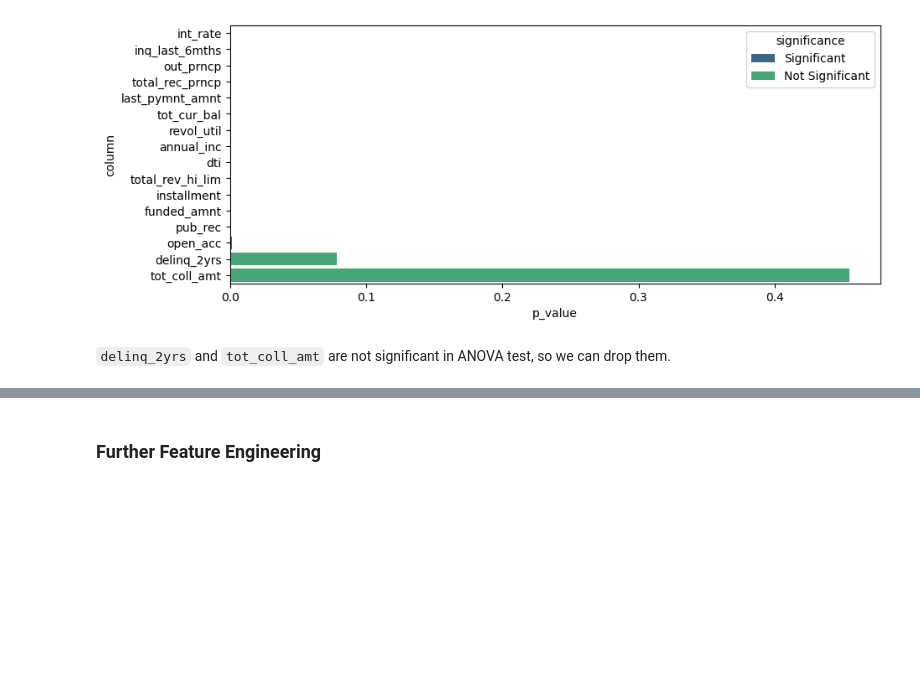
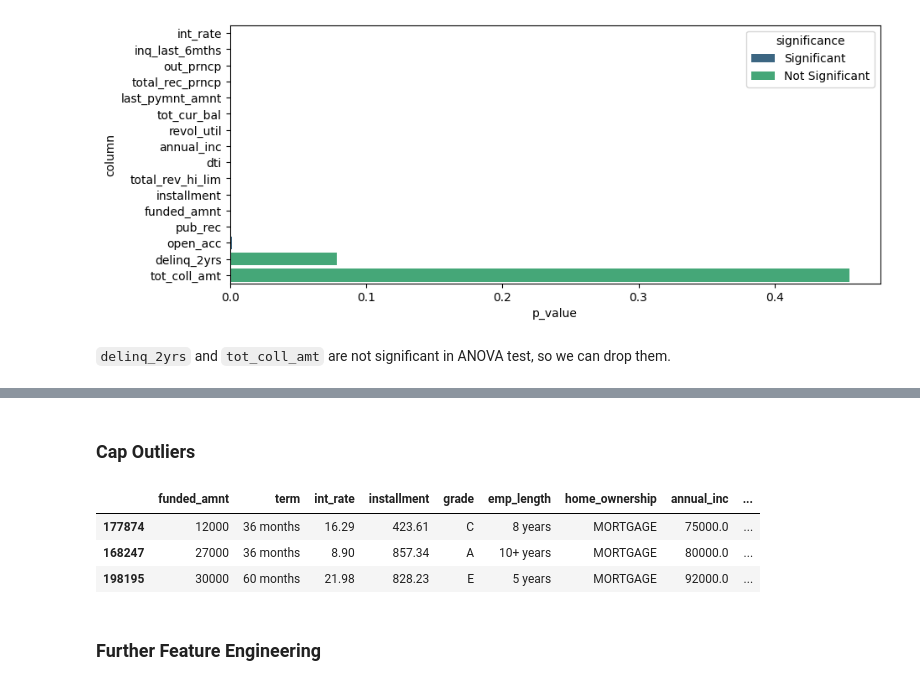
Before and after one commit to azaryasph/IDX-Partners-Project-Based-Internship-Prediction-Model, a Jupyter notebook: notebooks/data_preprocessing_new_manual.ipynb, the cells around one changed output, grey strips where cells are left out. Cells and saved outputs as stored; diff of their text form; code cells hidden in the pictures; blank space fills up the shorter version.

```diff
--- a/notebooks/data_preprocessing_new_manual.ipynb
+++ b/notebooks/data_preprocessing_new_manual.ipynb
@@ -389,2 +415,54 @@ X_train_selected = X_train_nomulti.drop(columns=not_sig, axis=1)
+# %% [markdown]
+### Cap Outliers
+# %%
+# Define function to cap outliers
+def cap_outliers(data, cols):
+    """
+    Function to cap outliers in a DataFrame.
+
+    Parameters:
+    data (DataFrame): The DataFrame to be cleaned.
+    cols (List): The list of columns to cap outliers in.
+
+    Returns:
+    DataFrame: The cleaned DataFrame with outliers capped.
+
+    Examples:
+    >>> cap_outliers(X_train, outlier_cols)
+
+    """
+
+    # Iterate over each column in the DataFrame
+    for column in cols:
+        # Calculate the first quartile
+        Q1 = data[column].quantile(0.25)
+        # Calculate the third quartile
+        Q3 = data[column].quantile(0.75)
+        # Calculate the interquartile range
+        IQR = Q3 - Q1
+        # Calculate the lower bound
+        lower_bound = Q1 - 1.5 * IQR
+        # Calculate the upper bound
+        upper_bound = Q3 + 1.5 * IQR
+        # Cap the outliers
+        data[column] = np.where(data[column] < lower_bound, lower_bound, data[column])
+        data[column] = np.where(data[column] > upper_bound, upper_bound, data[column])
+
+    return data
+# %%
+# Define a list of columns that have outliers
+outliers = ['annual_inc', 'inq_last_6mths', 'open_acc', 'revol_util']
+
+# Use the 'cap_outliers' function to handle outliers in the training data
+# The function caps the outliers in the specified columns of the DataFrame
+X_train_noutlier = cap_outliers(X_train_selected, outliers)
+
+# Display a random sample of 3 rows from the modified training data
+X_train_noutlier.sample(3)
+# %% [output]
+|  | funded_amnt | term | int_rate | installment | grade | emp_length | home_ownership | annual_inc | ... |
+| 177874 | 12000 | 36 months | 16.29 | 423.61 | C | 8 years | MORTGAGE | 75000.0 | ... |
+| 168247 | 27000 | 36 months | 8.90 | 857.34 | A | 10+ years | MORTGAGE | 80000.0 | ... |
+| 198195 | 30000 | 60 months | 21.98 | 828.23 | E | 5 years | MORTGAGE | 92000.0 | ... |
 # %% [markdown]
 ### Further Feature Engineering
```
Also changed, not shown: parts of 39 cells of this notebook.
